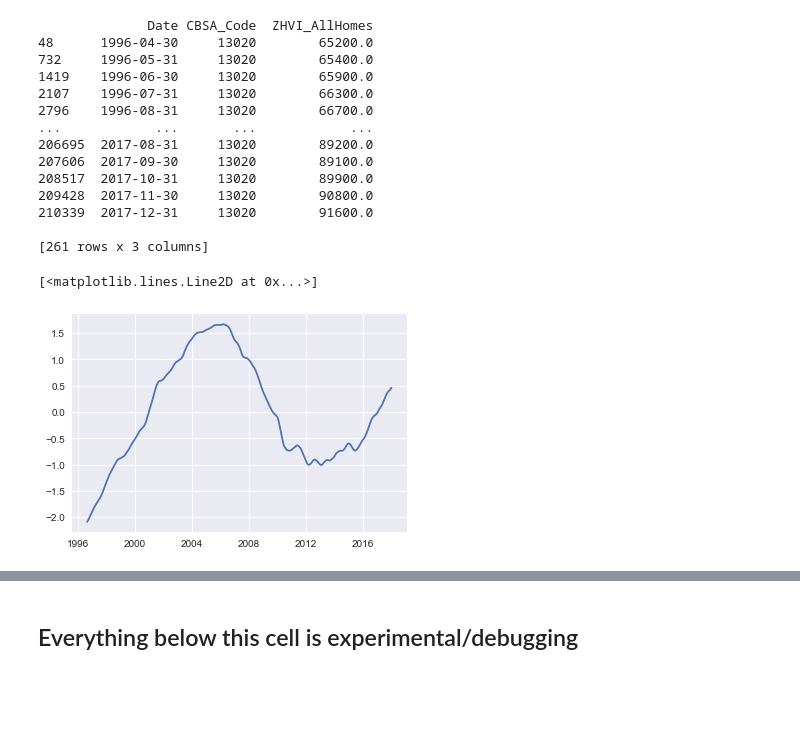
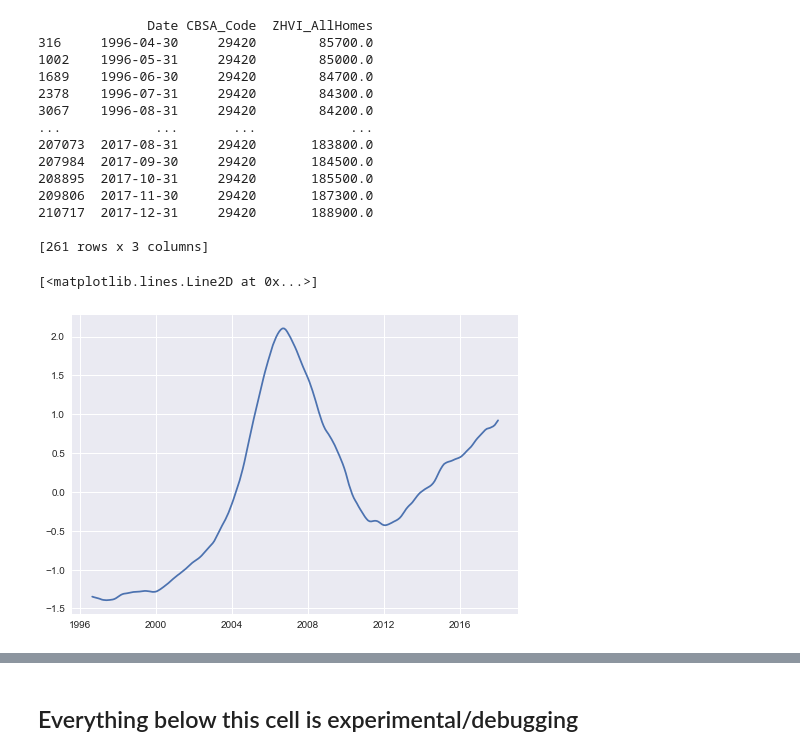
Before and after one commit to agupta01/ds3-zillow, a Jupyter notebook: recessioneffect_2.ipynb, the cells around one changed output, grey strips where cells are left out. Cells and saved outputs as stored; diff of their text form; code cells hidden in the pictures; blank space fills up the shorter version.

```diff
--- a/recessioneffect_2.ipynb
+++ b/recessioneffect_2.ipynb
@@ -12,14 +12,17 @@ register_matplotlib_converters()
 # %%
 data = pd.read_csv("./datasets/Metro_time_series.csv")
 # %%
+LAST_DATE = '2006'
 cols = ['Date', 'RegionName', 'ZHVI_AllHomes']
 data = data[data['ZHVI_AllHomes'] > 0]
 data = data.filter(cols)
 data = data.rename(columns={"RegionName": "CBSA_Code"})
+
 cityList = np.unique(data['CBSA_Code'])
 metro = []
 for code in tqdm(cityList):
-    metro.append(data[data['CBSA_Code']  == str(code)])
+    if min(data[data['CBSA_Code']  == str(code)].Date.values) <= LAST_DATE:
+        metro.append(data[data['CBSA_Code']  == str(code)])
 metro
 # %% [output]
 [              Date CBSA_Code  ZHVI_AllHomes
@@ -72,27 +111,27 @@ array([-1.52245317, -1.46376916, -1.41346858, -1.37993486, -1.36526386,
 # %%
 city1 = metro[0]
-ames = data[data.CBSA_Code == '13020']
+ames = data[data.CBSA_Code == '29420']
 print(ames)
 fig, ax = plt.subplots()
 ax.plot(pd.to_datetime(ames['Date'][4:]).dt.date, movingAverage_normalize(ames['ZHVI_AllHomes'].values))
 # ax.scatter(pd.to_datetime('2009-05-31'), ames[ames['Date'] == '2009-05-31']['ZHVI_AllHomes'])
 # %% [output]
               Date CBSA_Code  ZHVI_AllHomes
-48      1996-04-30     13020        65200.0
-732     1996-05-31     13020        65400.0
-1419    1996-06-30     13020        65900.0
-2107    1996-07-31     13020        66300.0
-2796    1996-08-31     13020        66700.0
+316     1996-04-30     29420        85700.0
+1002    1996-05-31     29420        85000.0
+1689    1996-06-30     29420        84700.0
+2378    1996-07-31     29420        84300.0
+3067    1996-08-31     29420        84200.0
 ...            ...       ...            ...
-206695  2017-08-31     13020        89200.0
-207606  2017-09-30     13020        89100.0
-208517  2017-10-31     13020        89900.0
-209428  2017-11-30     13020        90800.0
-210339  2017-12-31     13020        91600.0
+207073  2017-08-31     29420       183800.0
+207984  2017-09-30     29420       184500.0
+208895  2017-10-31     29420       185500.0
+209806  2017-11-30     29420       187300.0
+210717  2017-12-31     29420       188900.0
 
 [261 rows x 3 columns]
 [<matplotlib.lines.Line2D at 0x...>]
-[figure, old version]
+[figure, new version]
 # %%
 THRESHOLD = 1
 
```
Also changed, not shown: parts of 16 cells of this notebook, 3 other files.
